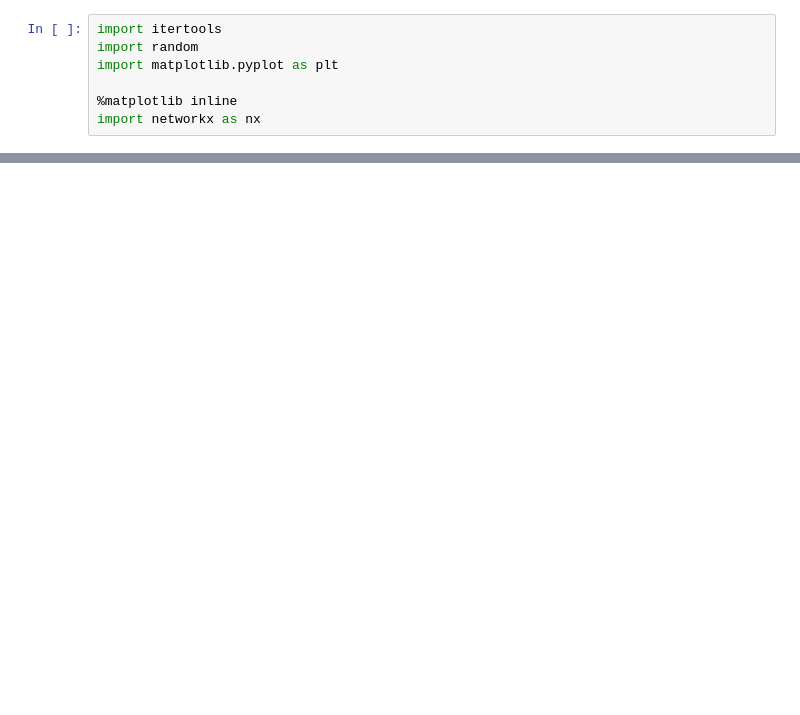
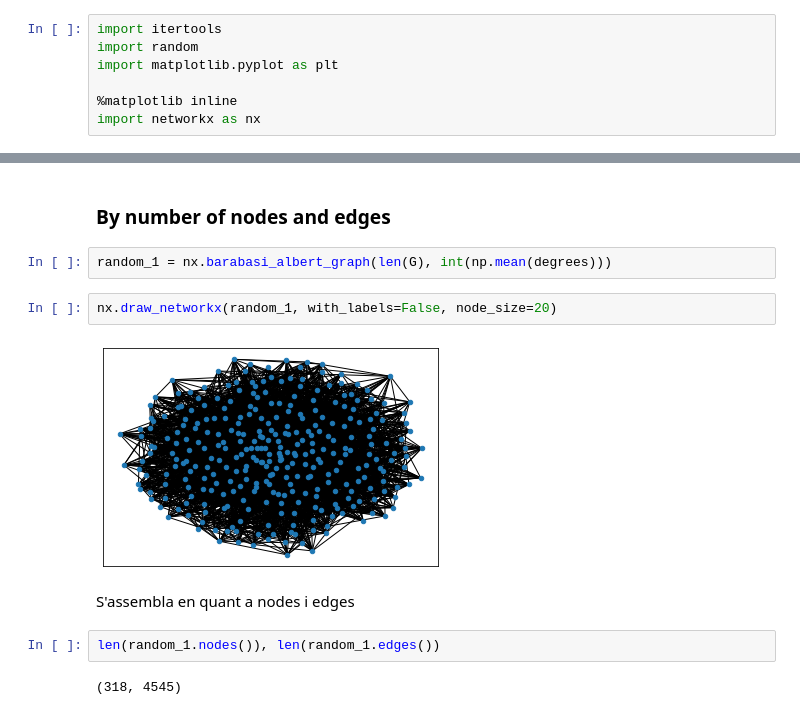
Before and after one commit to bernatesquirol/complexify, a Jupyter notebook: notebooks/03_RandomGraphs.ipynb, the cells around one changed output, grey strips where cells are left out. Cells and saved outputs as stored; diff of their text form; blank space fills up the shorter version.

```diff
--- a/notebooks/03_RandomGraphs.ipynb
+++ b/notebooks/03_RandomGraphs.ipynb
@@ -104,0 +79,14 @@ import networkx as nx
+# %% [markdown]
+### By number of nodes and edges
+# %%
+random_1 = nx.barabasi_albert_graph(len(G), int(np.mean(degrees)))
+# %%
+nx.draw_networkx(random_1, with_labels=False, node_size=20)
+# %% [output]
+[figure, added]
+# %% [markdown]
+S'assembla en quant a nodes i edges
+# %%
+len(random_1.nodes()), len(random_1.edges())
+# %% [output]
+(318, 4545)
```
Also changed, not shown: parts of 64 cells of this notebook, 3 other files.
